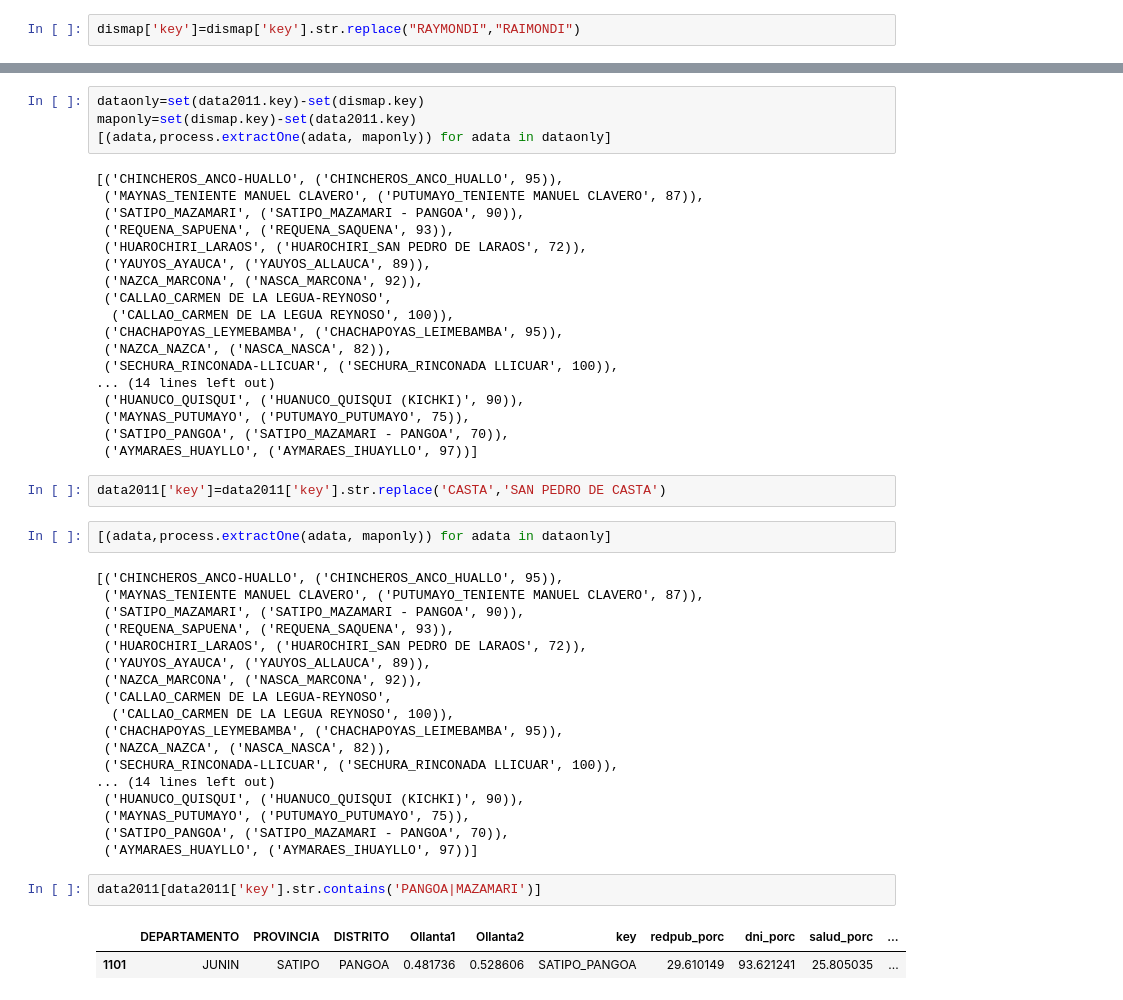
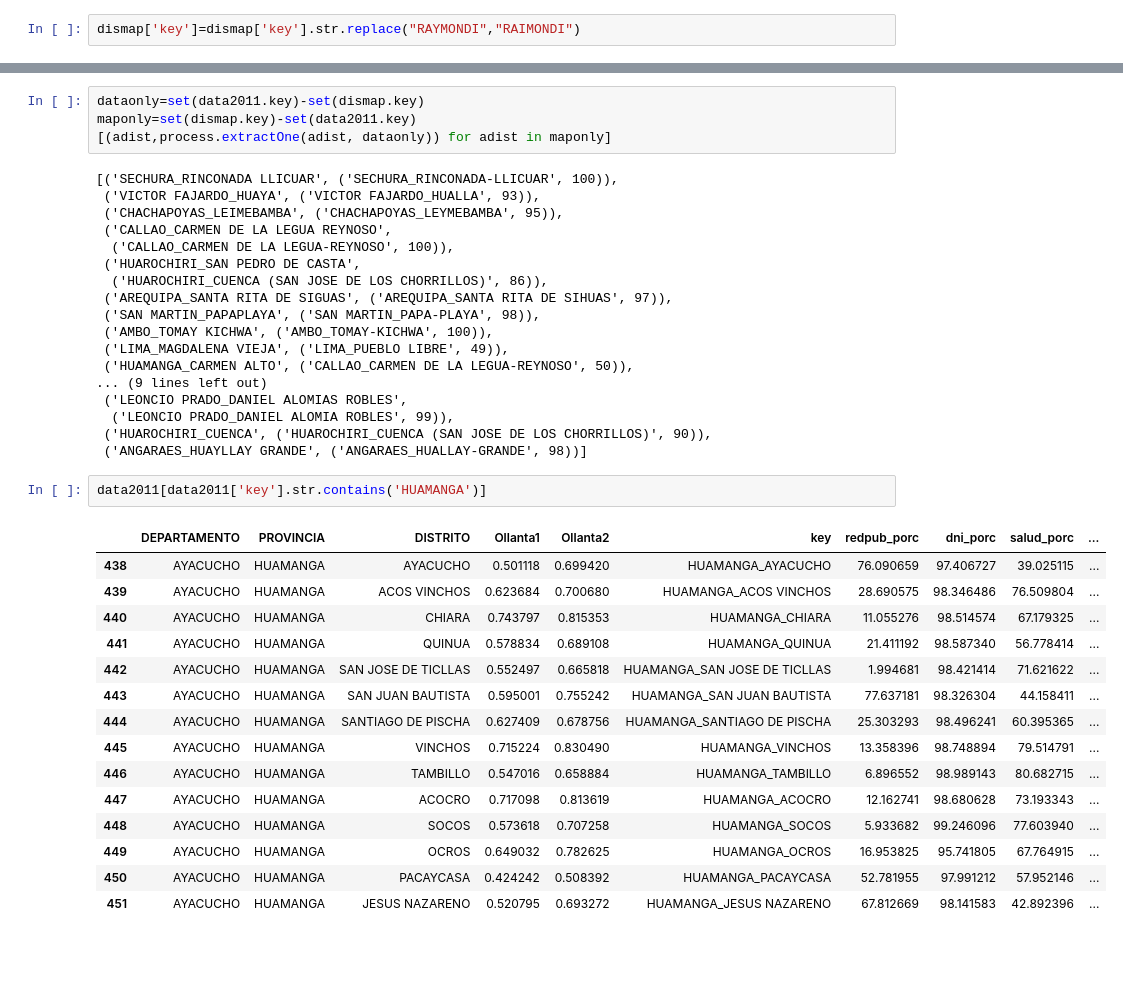
Before and after one commit to CAP-CoyunturasCriticas/BookMaps2011, a Jupyter notebook: preprocessing.ipynb, the cells around one changed output, grey strips where cells are left out. Cells and saved outputs as stored; diff of their text form; blank space fills up the shorter version.

```diff
--- a/preprocessing.ipynb
+++ b/preprocessing.ipynb
@@ -480,49 +488,40 @@ dismap.merge(data2011,on='key')
 # %%
 dataonly=set(data2011.key)-set(dismap.key)
 maponly=set(dismap.key)-set(data2011.key)
-[(adata,process.extractOne(adata, maponly)) for adata in dataonly]
+[(adist,process.extractOne(adist, dataonly)) for adist in maponly]
 # %% [output]
-[('CHINCHEROS_ANCO-HUALLO', ('CHINCHEROS_ANCO_HUALLO', 95)),
- ('MAYNAS_TENIENTE MANUEL CLAVERO', ('PUTUMAYO_TENIENTE MANUEL CLAVERO', 87)),
- ('SATIPO_MAZAMARI', ('SATIPO_MAZAMARI - PANGOA', 90)),
- ('REQUENA_SAPUENA', ('REQUENA_SAQUENA', 93)),
- ('HUAROCHIRI_LARAOS', ('HUAROCHIRI_SAN PEDRO DE LARAOS', 72)),
- ('YAUYOS_AYAUCA', ('YAUYOS_ALLAUCA', 89)),
- ('NAZCA_MARCONA', ('NASCA_MARCONA', 92)),
- ('CALLAO_CARMEN DE LA LEGUA-REYNOSO',
-  ('CALLAO_CARMEN DE LA LEGUA REYNOSO', 100)),
- ('CHACHAPOYAS_LEYMEBAMBA', ('CHACHAPOYAS_LEIMEBAMBA', 95)),
- ('NAZCA_NAZCA', ('NASCA_NASCA', 82)),
- ('SECHURA_RINCONADA-LLICUAR', ('SECHURA_RINCONADA LLICUAR', 100)),
-... (14 lines left out)
- ('HUANUCO_QUISQUI', ('HUANUCO_QUISQUI (KICHKI)', 90)),
- ('MAYNAS_PUTUMAYO', ('PUTUMAYO_PUTUMAYO', 75)),
- ('SATIPO_PANGOA', ('SATIPO_MAZAMARI - PANGOA', 70)),
- ('AYMARAES_HUAYLLO', ('AYMARAES_IHUAYLLO', 97))]
+[('SECHURA_RINCONADA LLICUAR', ('SECHURA_RINCONADA-LLICUAR', 100)),
+ ('VICTOR FAJARDO_HUAYA', ('VICTOR FAJARDO_HUALLA', 93)),
+ ('CHACHAPOYAS_LEIMEBAMBA', ('CHACHAPOYAS_LEYMEBAMBA', 95)),
+ ('CALLAO_CARMEN DE LA LEGUA REYNOSO',
+  ('CALLAO_CARMEN DE LA LEGUA-REYNOSO', 100)),
+ ('HUAROCHIRI_SAN PEDRO DE CASTA',
+  ('HUAROCHIRI_CUENCA (SAN JOSE DE LOS CHORRILLOS)', 86)),
+ ('AREQUIPA_SANTA RITA DE SIGUAS', ('AREQUIPA_SANTA RITA DE SIHUAS', 97)),
+ ('SAN MARTIN_PAPAPLAYA', ('SAN MARTIN_PAPA-PLAYA', 98)),
+ ('AMBO_TOMAY KICHWA', ('AMBO_TOMAY-KICHWA', 100)),
+ ('LIMA_MAGDALENA VIEJA', ('LIMA_PUEBLO LIBRE', 49)),
+ ('HUAMANGA_CARMEN ALTO', ('CALLAO_CARMEN DE LA LEGUA-REYNOSO', 50)),
+... (9 lines left out)
+ ('LEONCIO PRADO_DANIEL ALOMIAS ROBLES',
+  ('LEONCIO PRADO_DANIEL ALOMIA ROBLES', 99)),
+ ('HUAROCHIRI_CUENCA', ('HUAROCHIRI_CUENCA (SAN JOSE DE LOS CHORRILLOS)', 90)),
+ ('ANGARAES_HUAYLLAY GRANDE', ('ANGARAES_HUALLAY-GRANDE', 98))]
 # %%
-data2011['key']=data2011['key'].str.replace('CASTA','SAN PEDRO DE CASTA')
+data2011[data2011['key'].str.contains('HUAMANGA')]
+# %% [output]
+|  | DEPARTAMENTO | PROVINCIA | DISTRITO | Ollanta1 | Ollanta2 | key | redpub_porc | dni_porc | salud_porc | ... |
+| 438 | AYACUCHO | HUAMANGA | AYACUCHO | 0.501118 | 0.699420 | HUAMANGA_AYACUCHO | 76.090659 | 97.406727 | 39.025115 | ... |
+| 439 | AYACUCHO | HUAMANGA | ACOS VINCHOS | 0.623684 | 0.700680 | HUAMANGA_ACOS VINCHOS | 28.690575 | 98.346486 | 76.509804 | ... |
+| 440 | AYACUCHO | HUAMANGA | CHIARA | 0.743797 | 0.815353 | HUAMANGA_CHIARA | 11.055276 | 98.514574 | 67.179325 | ... |
+| 441 | AYACUCHO | HUAMANGA | QUINUA | 0.578834 | 0.689108 | HUAMANGA_QUINUA | 21.411192 | 98.587340 | 56.778414 | ... |
+| 442 | AYACUCHO | HUAMANGA | SAN JOSE DE TICLLAS | 0.552497 | 0.665818 | HUAMANGA_SAN JOSE DE TICLLAS | 1.994681 | 98.421414 | 71.621622 | ... |
+| 443 | AYACUCHO | HUAMANGA | SAN JUAN BAUTISTA | 0.595001 | 0.755242 | HUAMANGA_SAN JUAN BAUTISTA | 77.637181 | 98.326304 | 44.158411 | ... |
+| 444 | AYACUCHO | HUAMANGA | SANTIAGO DE PISCHA | 0.627409 | 0.678756 | HUAMANGA_SANTIAGO DE PISCHA | 25.303293 | 98.496241 | 60.395365 | ... |
+| 445 | AYACUCHO | HUAMANGA | VINCHOS | 0.715224 | 0.830490 | HUAMANGA_VINCHOS | 13.358396 | 98.748894 | 79.514791 | ... |
+| 446 | AYACUCHO | HUAMANGA | TAMBILLO | 0.547016 | 0.658884 | HUAMANGA_TAMBILLO | 6.896552 | 98.989143 | 80.682715 | ... |
+| 447 | AYACUCHO | HUAMANGA | ACOCRO | 0.717098 | 0.813619 | HUAMANGA_ACOCRO | 12.162741 | 98.680628 | 73.193343 | ... |
+| 448 | AYACUCHO | HUAMANGA | SOCOS | 0.573618 | 0.707258 | HUAMANGA_SOCOS | 5.933682 | 99.246096 | 77.603940 | ... |
+| 449 | AYACUCHO | HUAMANGA | OCROS | 0.649032 | 0.782625 | HUAMANGA_OCROS | 16.953825 | 95.741805 | 67.764915 | ... |
+| 450 | AYACUCHO | HUAMANGA | PACAYCASA | 0.424242 | 0.508392 | HUAMANGA_PACAYCASA | 52.781955 | 97.991212 | 57.952146 | ... |
+| 451 | AYACUCHO | HUAMANGA | JESUS NAZARENO | 0.520795 | 0.693272 | HUAMANGA_JESUS NAZARENO | 67.812669 | 98.141583 | 42.892396 | ... |
-# %%
-[(adata,process.extractOne(adata, maponly)) for adata in dataonly]
-# %% [output]
-[('CHINCHEROS_ANCO-HUALLO', ('CHINCHEROS_ANCO_HUALLO', 95)),
- ('MAYNAS_TENIENTE MANUEL CLAVERO', ('PUTUMAYO_TENIENTE MANUEL CLAVERO', 87)),
- ('SATIPO_MAZAMARI', ('SATIPO_MAZAMARI - PANGOA', 90)),
- ('REQUENA_SAPUENA', ('REQUENA_SAQUENA', 93)),
- ('HUAROCHIRI_LARAOS', ('HUAROCHIRI_SAN PEDRO DE LARAOS', 72)),
- ('YAUYOS_AYAUCA', ('YAUYOS_ALLAUCA', 89)),
- ('NAZCA_MARCONA', ('NASCA_MARCONA', 92)),
- ('CALLAO_CARMEN DE LA LEGUA-REYNOSO',
-  ('CALLAO_CARMEN DE LA LEGUA REYNOSO', 100)),
- ('CHACHAPOYAS_LEYMEBAMBA', ('CHACHAPOYAS_LEIMEBAMBA', 95)),
- ('NAZCA_NAZCA', ('NASCA_NASCA', 82)),
- ('SECHURA_RINCONADA-LLICUAR', ('SECHURA_RINCONADA LLICUAR', 100)),
-... (14 lines left out)
- ('HUANUCO_QUISQUI', ('HUANUCO_QUISQUI (KICHKI)', 90)),
- ('MAYNAS_PUTUMAYO', ('PUTUMAYO_PUTUMAYO', 75)),
- ('SATIPO_PANGOA', ('SATIPO_MAZAMARI - PANGOA', 70)),
- ('AYMARAES_HUAYLLO', ('AYMARAES_IHUAYLLO', 97))]
-# %%
-data2011[data2011['key'].str.contains('PANGOA|MAZAMARI')]
-# %% [output]
-|  | DEPARTAMENTO | PROVINCIA | DISTRITO | Ollanta1 | Ollanta2 | key | redpub_porc | dni_porc | salud_porc | ... |
-| 1101 | JUNIN | SATIPO | PANGOA | 0.481736 | 0.528606 | SATIPO_PANGOA | 29.610149 | 93.621241 | 25.805035 | ... |
```
Also changed, not shown: parts of 24 cells of this notebook, 1 other file.
